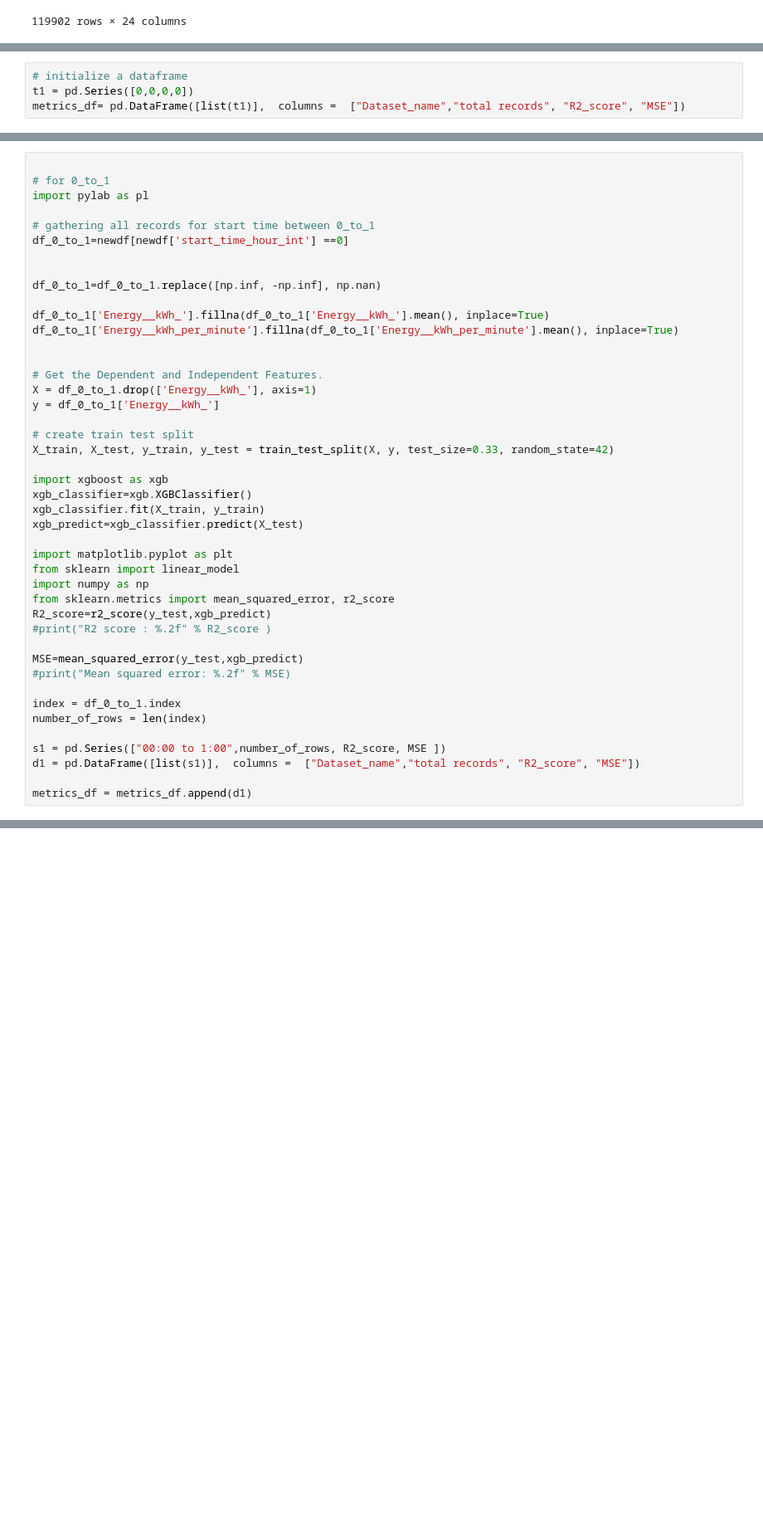
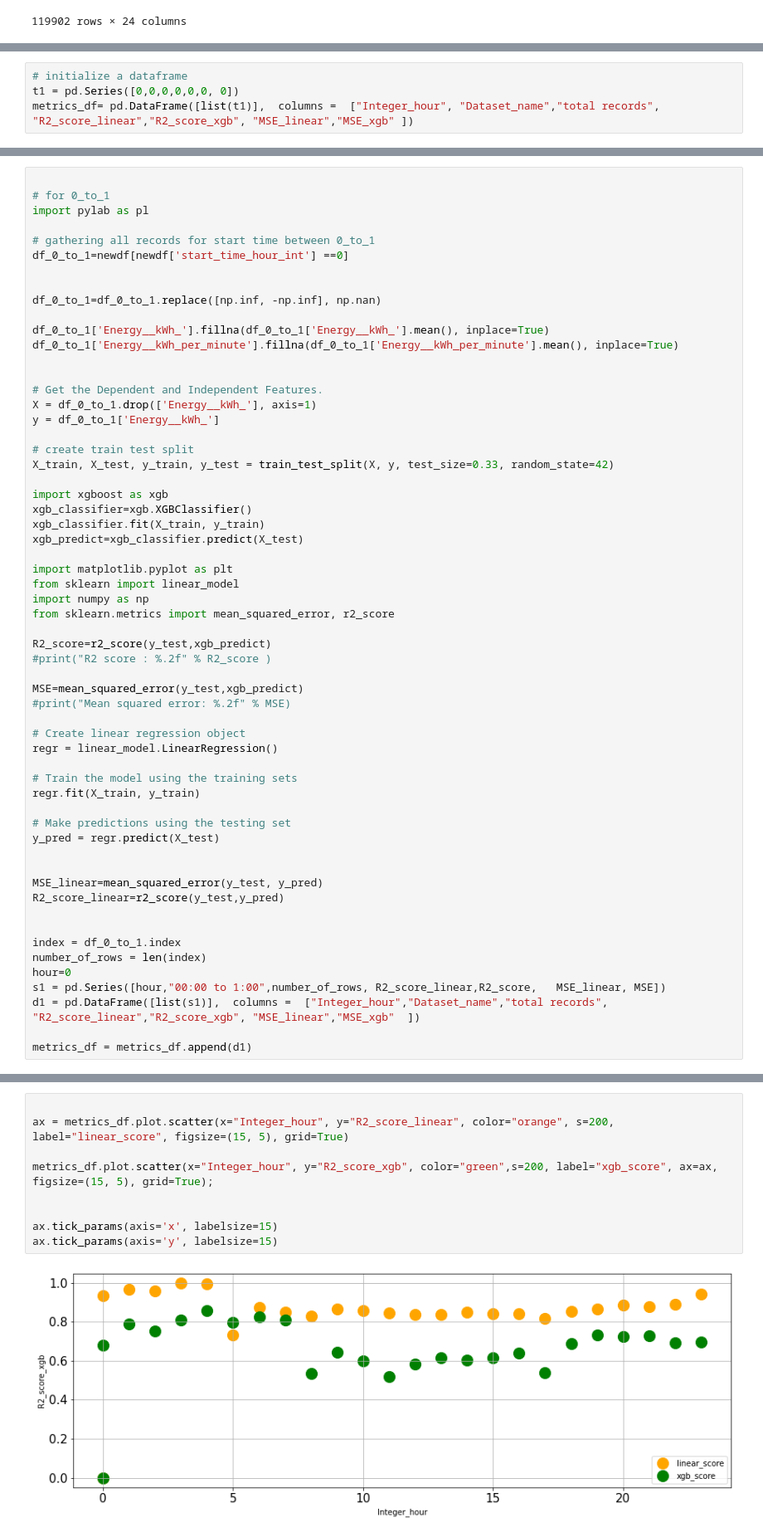
Before and after one commit to Kinjal124/IndependentStudyResearch, a Jupyter notebook: idp_with_new_boulder_dataset.ipynb, the cells around one changed output, grey strips where cells are left out. Shown at 83% size. Saved outputs shown, nothing was run; the diff lists cells and outputs as text; blank space fills up the shorter version.

Commit message:
Add files via upload
This is the final file containing the prediction models as on 24th August 2021. The new boulder dataset is also attached here.

```diff
--- a/idp_with_new_boulder_dataset.ipynb
+++ b/idp_with_new_boulder_dataset.ipynb
@@ -258,8 +260,8 @@ sns.countplot(x='start_time_hour_int', data=newdf)
 [figure]
 # %%
 # initialize a dataframe
-t1 = pd.Series([0,0,0,0])
-metrics_df= pd.DataFrame([list(t1)],  columns =  ["Dataset_name","total records", "R2_score", "MSE"])
+t1 = pd.Series([0,0,0,0,0,0, 0])
+metrics_df= pd.DataFrame([list(t1)],  columns =  ["Integer_hour", "Dataset_name","total records", "R2_score_linear","R2_score_xgb", "MSE_linear","MSE_xgb" ])
 # %%
 # Get the Dependent and Independent Features.
 X = df_14_to_15.drop(['Energy__kWh_'], axis=1)
@@ -754,17 +904,32 @@ import matplotlib.pyplot as plt
 from sklearn import linear_model
 import numpy as np
 from sklearn.metrics import mean_squared_error, r2_score
+
 R2_score=r2_score(y_test,xgb_predict)
 #print("R2 score : %.2f" % R2_score )
 
 MSE=mean_squared_error(y_test,xgb_predict)
 #print("Mean squared error: %.2f" % MSE)
 
+# Create linear regression object
+regr = linear_model.LinearRegression()
+
+# Train the model using the training sets
+regr.fit(X_train, y_train)
+
+# Make predictions using the testing set
+y_pred = regr.predict(X_test)
+
+
+MSE_linear=mean_squared_error(y_test, y_pred)
+R2_score_linear=r2_score(y_test,y_pred)
+
+
 index = df_0_to_1.index
 number_of_rows = len(index)
-
-s1 = pd.Series(["00:00 to 1:00",number_of_rows, R2_score, MSE ])
-d1 = pd.DataFrame([list(s1)],  columns =  ["Dataset_name","total records", "R2_score", "MSE"])
+hour=0
+s1 = pd.Series([hour,"00:00 to 1:00",number_of_rows, R2_score_linear,R2_score,   MSE_linear, MSE])
+d1 = pd.DataFrame([list(s1)],  columns =  ["Integer_hour","Dataset_name","total records", "R2_score_linear","R2_score_xgb", "MSE_linear","MSE_xgb"  ])
 
 metrics_df = metrics_df.append(d1)
 # %% [output]
@@ -787,0 +1790,11 @@ metrics_df
+# %%
+
+ax = metrics_df.plot.scatter(x="Integer_hour", y="R2_score_linear", color="orange", s=200, label="linear_score", figsize=(15, 5), grid=True)
+
+metrics_df.plot.scatter(x="Integer_hour", y="R2_score_xgb", color="green",s=200, label="xgb_score", ax=ax, figsize=(15, 5), grid=True);
+
+
+ax.tick_params(axis='x', labelsize=15)
+ax.tick_params(axis='y', labelsize=15)
+# %% [output]
+[figure, added]
```
Also changed, not shown: parts of 32 cells of this notebook, 1 other file.
